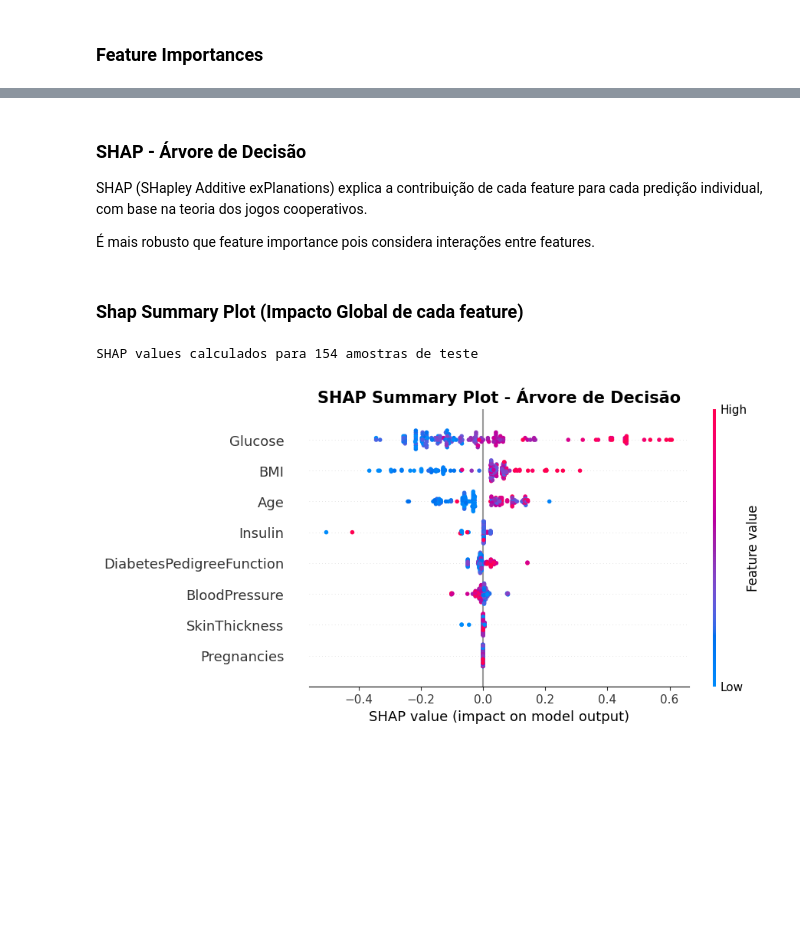
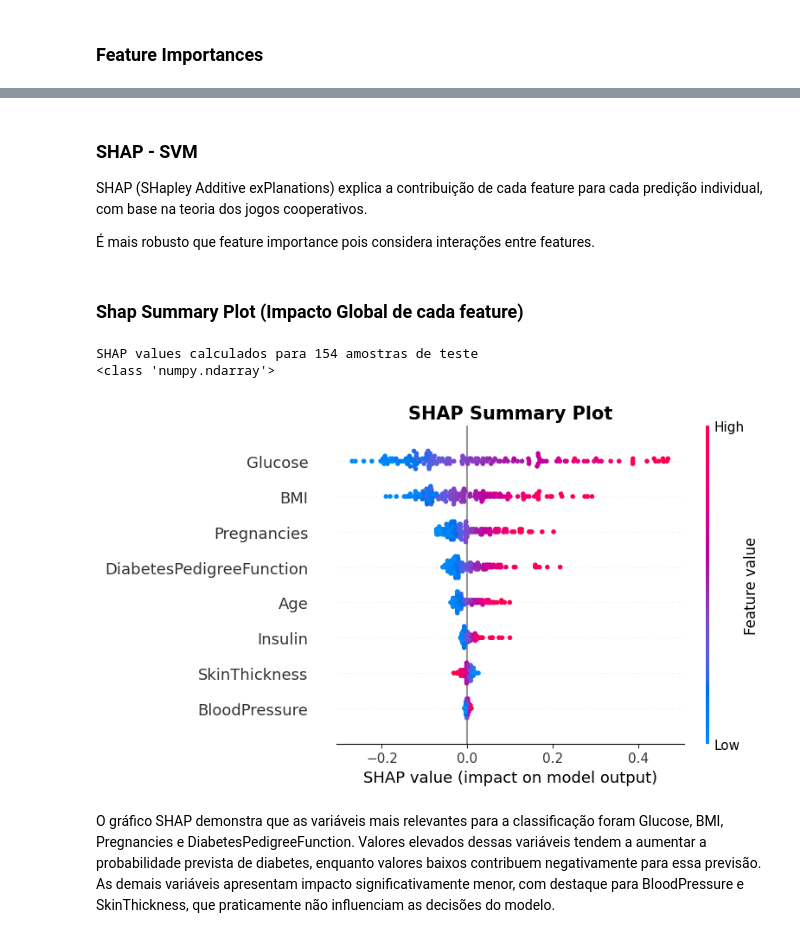
Before and after one commit to mparra137/FIAP_Fase1_TechChallenge, a Jupyter notebook: notebook/Diabetes_case_KnnImputer.ipynb, the cells around one changed output, grey strips where cells are left out. Drawn from its saved outputs; the diff is of its cells as text; code cells hidden in the pictures; blank space fills up the shorter version.

```diff
--- a/notebook/Diabetes_case_all_features.ipynb
+++ b/notebook/Diabetes_case_KnnImputer.ipynb
@@ -686,4 +689,4 @@ O melhor k encontrado foi 8, que representa a menor taxa de erro médio.
 # %%
-model_knn = KNeighborsClassifier(n_neighbors=8)
+model_knn = KNeighborsClassifier(n_neighbors=5)
 model_knn.fit(X_train_scaled, y_train)
 y_pred_knn = model_knn.predict(X_test_scaled)
@@ -692,5 +692,0 @@ y_pred_knn = model_knn.predict(X_test_scaled)
-# %%
-from sklearn.tree import DecisionTreeClassifier
-model_tree = DecisionTreeClassifier(max_depth=5, random_state=42)
-model_tree.fit(X_train, y_train)
-y_pred_tree = model_tree.predict(X_test)
@@ -696,0 +695,6 @@ y_pred_tree = model_tree.predict(X_test)
+# %%
+#SVM
+from sklearn.svm import SVC
+model_svm = SVC(kernel='linear', probability=True, random_state=42, class_weight='balanced')
+model_svm.fit(X_train_scaled, y_train)
+y_pred_svm = model_svm.predict(X_test_scaled)
@@ -788,5 +835,5 @@ plt.show()
 # %% [markdown]
-### SHAP - Árvore de Decisão
+### SHAP - SVM
 
 SHAP (SHapley Additive exPlanations) explica a contribuição de cada feature
 para cada predição individual, com base na teoria dos jogos cooperativos.
@@ -797,18 +844,26 @@ para cada predição individual, com base na teoria dos jogos cooperativos.
 # %%
 import shap
 
-explainer = shap.TreeExplainer(model_tree)
-shap_values = explainer(X_test)
+X_train_scaled_df = pd.DataFrame(X_train_scaled, columns=X.columns)
+X_test_scaled_df = pd.DataFrame(X_test_scaled, columns=X.columns)
 
-print(f'SHAP values calculados para {X_test.shape[0]} amostras de teste')
+background_data = shap.sample(X_train_scaled_df, 100, random_state=42)
+explainer = shap.KernelExplainer(model_svm.predict_proba, background_data)
+shap_values = explainer.shap_values(X_test_scaled_df)
+
+print(f'SHAP values calculados para {X_test_scaled_df.shape[0]} amostras de teste')
+print(type(shap_values))
 # %% [output]
 SHAP values calculados para 154 amostras de teste
+<class 'numpy.ndarray'>
 # %%
-plt.title('SHAP Summary Plot - Árvore de Decisão', fontsize=15, fontweight='bold')
-shap.plots.beeswarm(
-    shap_values[:, :, 1],
-    max_display=8
-)
+plt.figure(figsize=(12, 8))
+plt.title('SHAP Summary Plot', fontsize=15, fontweight='bold')
+shap.summary_plot(shap_values[:,:,1], X_test_scaled_df, feature_names=X.columns, plot_type="dot", show=False)
+plt.savefig('../Graficos/shap_summary_plot.png', dpi=150, bbox_inches='tight')
+plt.show()
 # %% [output]
-[figure, old version]
+[figure, new version]
+# %% [markdown]
+O gráfico SHAP demonstra que as variáveis mais relevantes para a classificação foram Glucose, BMI, Pregnancies e DiabetesPedigreeFunction. Valores elevados dessas variáveis tendem a aumentar a probabilidade prevista de diabetes, enquanto valores baixos contribuem negativamente para essa previsão. As demais variáveis apresentam impacto significativamente menor, com destaque para BloodPressure e SkinThickness, que praticamente não influenciam as decisões do modelo.
 # %%
```
Also changed, not shown: parts of 33 cells of this notebook, 12 other files.
